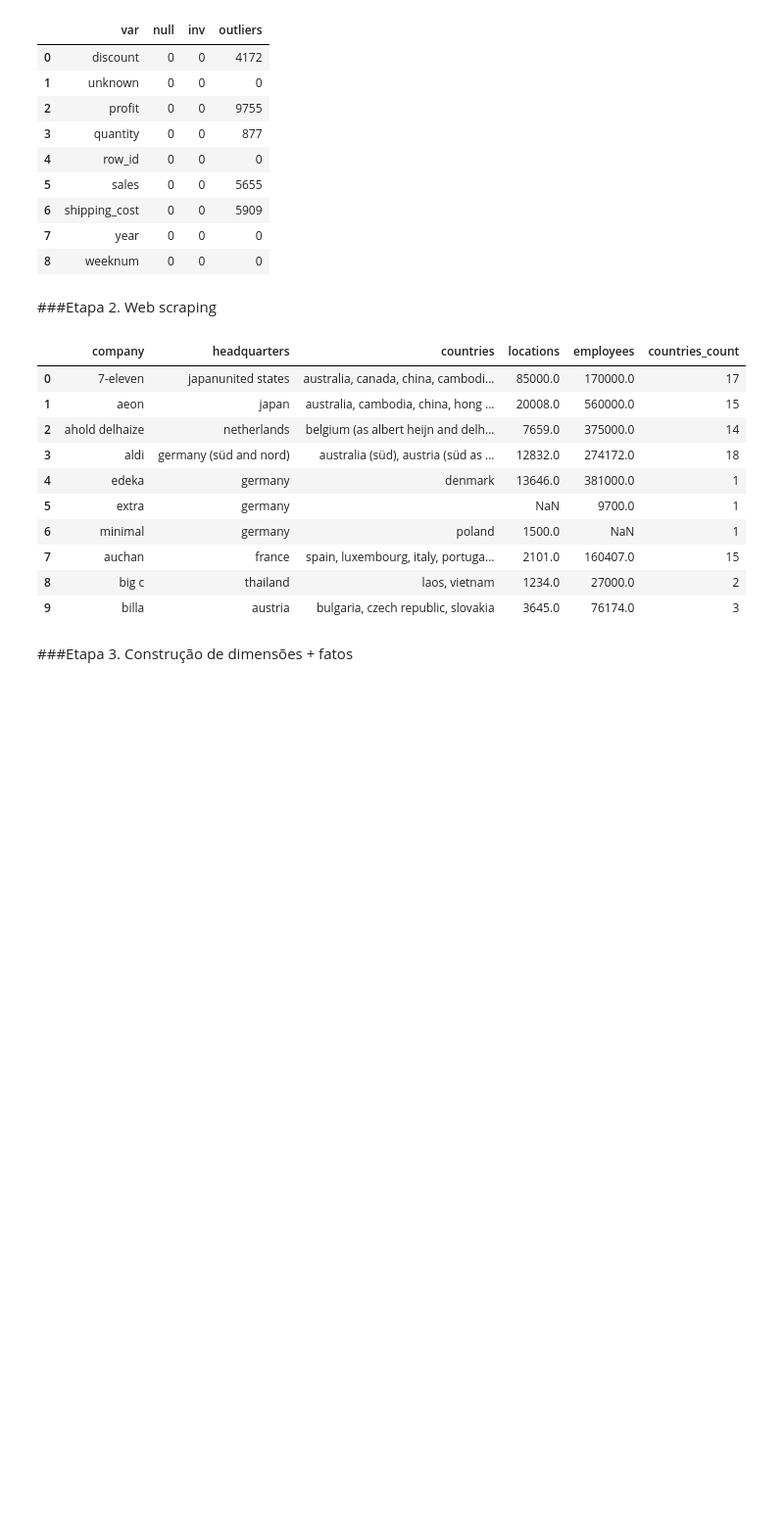
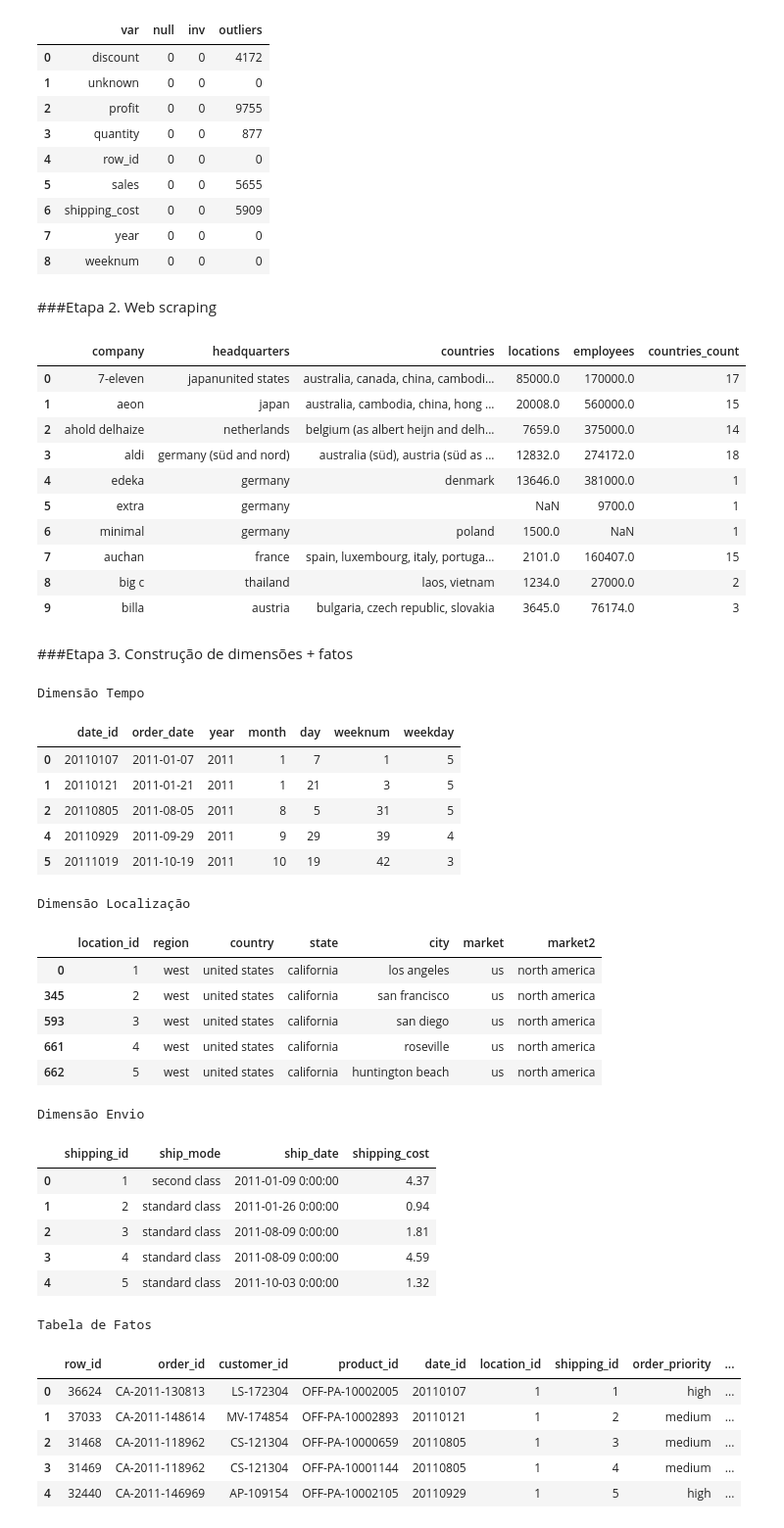
Before and after one commit to 4L4N4F/python-ETL-pipeline, a Jupyter notebook: proj005.ipynb, the cells around one changed output. Shown at 98% size. Drawn from its saved outputs; the diff is of its cells as text; code cells hidden in the pictures; blank space fills up the shorter version.

```diff
--- a/proj005.ipynb
+++ b/proj005.ipynb
@@ -253,0 +276,5 @@ except Exception as e:
+# %%
+#dim_expedicao
+dim_envio = df_limpo[['ship_mode', 'ship_date', 'shipping_cost']].drop_duplicates().reset_index(drop=True)
+dim_envio['shipping_id'] = dim_envio.index + 1
+dim_envio = dim_envio[['shipping_id', 'ship_mode', 'ship_date', 'shipping_cost']]
@@ -253,0 +286,69 @@ except Exception as e:
+# %%
+#fato_orders
+
+fato_vendas = df_limpo[['row_id', 'order_id', 'customer_id', 'product_id',
+                        'order_date', 'region', 'country', 'state', 'city', 'market', 'market2',
+                        'ship_mode', 'ship_date', 'shipping_cost',
+                        'sales', 'profit', 'quantity', 'discount', 'order_priority']].copy()
+
+#date-id
+fato_vendas['date_id'] = fato_vendas['order_date'].dt.strftime('%Y%m%d').astype(int)
+
+#local-id
+fato_vendas = fato_vendas.merge(
+    dim_localizacao[['location_id', 'region', 'country', 'state', 'city', 'market', 'market2']],
+    on=['region', 'country', 'state', 'city', 'market', 'market2'],
+    how='left'
+)
+
+#ship-id
+fato_vendas = fato_vendas.merge(
+    dim_envio,
+    on=['ship_mode', 'ship_date', 'shipping_cost'],
+    how='left'
+)
+
+fato_vendas = fato_vendas[['row_id', 'order_id', 'customer_id', 'product_id',
+                           'date_id', 'location_id', 'shipping_id', 'order_priority',
+                           'sales', 'profit', 'quantity', 'discount']]
+# %%
+print("Dimensão Tempo")
+display(dim_tempo.head())
+
+print("Dimensão Localização")
+display(dim_localizacao.head())
+
+print("Dimensão Envio")
+display(dim_envio.head())
+
+print("Tabela de Fatos")
+display(fato_vendas.head())
+# %% [output]
+Dimensão Tempo
+|  | date_id | order_date | year | month | day | weeknum | weekday |
+| 0 | 20110107 | 2011-01-07 | 2011 | 1 | 7 | 1 | 5 |
+| 1 | 20110121 | 2011-01-21 | 2011 | 1 | 21 | 3 | 5 |
+| 2 | 20110805 | 2011-08-05 | 2011 | 8 | 5 | 31 | 5 |
+| 4 | 20110929 | 2011-09-29 | 2011 | 9 | 29 | 39 | 4 |
+| 5 | 20111019 | 2011-10-19 | 2011 | 10 | 19 | 42 | 3 |
+Dimensão Localização
+|  | location_id | region | country | state | city | market | market2 |
+| 0 | 1 | west | united states | california | los angeles | us | north america |
+| 345 | 2 | west | united states | california | san francisco | us | north america |
+| 593 | 3 | west | united states | california | san diego | us | north america |
+| 661 | 4 | west | united states | california | roseville | us | north america |
+| 662 | 5 | west | united states | california | huntington beach | us | north america |
+Dimensão Envio
+|  | shipping_id | ship_mode | ship_date | shipping_cost |
+| 0 | 1 | second class | 2011-01-09 0:00:00 | 4.37 |
+| 1 | 2 | standard class | 2011-01-26 0:00:00 | 0.94 |
+| 2 | 3 | standard class | 2011-08-09 0:00:00 | 1.81 |
+| 3 | 4 | standard class | 2011-08-09 0:00:00 | 4.59 |
+| 4 | 5 | standard class | 2011-10-03 0:00:00 | 1.32 |
+Tabela de Fatos
+|  | row_id | order_id | customer_id | product_id | date_id | location_id | shipping_id | order_priority | ... |
+| 0 | 36624 | CA-2011-130813 | LS-172304 | OFF-PA-10002005 | 20110107 | 1 | 1 | high | ... |
+| 1 | 37033 | CA-2011-148614 | MV-174854 | OFF-PA-10002893 | 20110121 | 1 | 2 | medium | ... |
+| 2 | 31468 | CA-2011-118962 | CS-121304 | OFF-PA-10000659 | 20110805 | 1 | 3 | medium | ... |
+| 3 | 31469 | CA-2011-118962 | CS-121304 | OFF-PA-10001144 | 20110805 | 1 | 4 | medium | ... |
+| 4 | 32440 | CA-2011-146969 | AP-109154 | OFF-PA-10002105 | 20110929 | 1 | 5 | high | ... |
```
Also changed, not shown: parts of 5 cells of this notebook.
